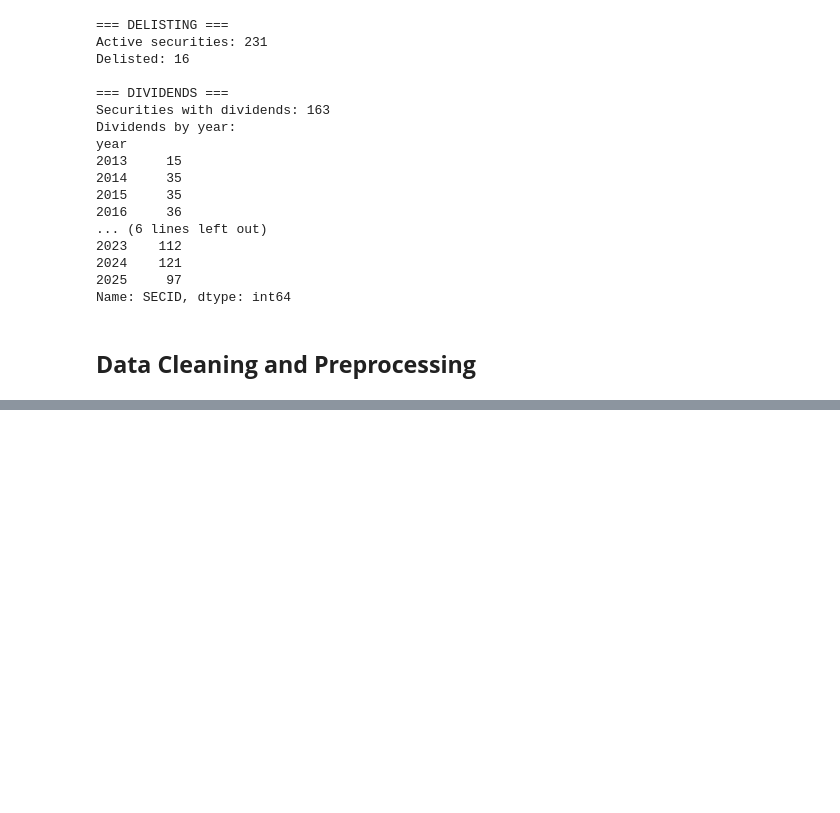
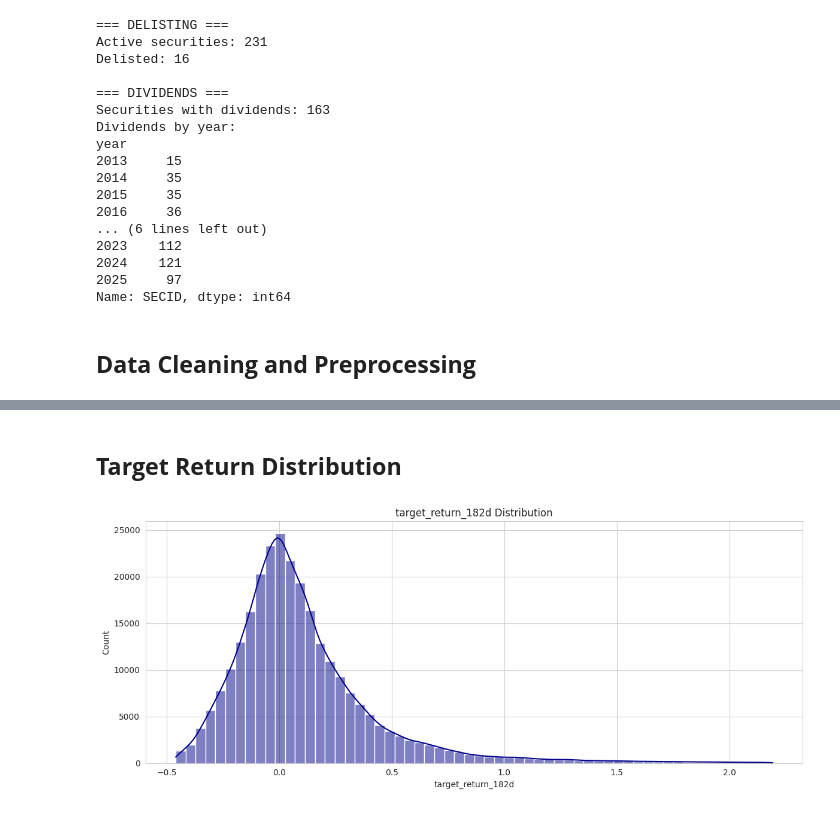
Before and after one commit to Aleliya/BiznesDengi, a Jupyter notebook: data_prep_and_eda/moex-eda.ipynb, the cells around one changed output, grey strips where cells are left out. Drawn from its saved outputs; the diff is of its cells as text; code cells hidden in the pictures; blank space fills up the shorter version.

```diff
--- a/data_prep_and_eda/moex-eda.ipynb
+++ b/data_prep_and_eda/moex-eda.ipynb
@@ -590,0 +867,15 @@ KeyError: "['target_return'] not in index"
+# %% [markdown]
+## **Target Return Distribution**
+# %%
+fig, ax = plt.subplots(figsize=(12, 5))
+target = plot_df[target_col].dropna()
+target_clipped = target[
+    (target > target.quantile(0.01)) & (target < target.quantile(0.99))
+]
+sns.histplot(data=target_clipped, bins=60, kde=True, ax=ax, color="darkblue")
+ax.set_title(f"{target_col} Distribution")
+plt.tight_layout()
+fig.savefig(plots_dir / "01_target_distribution.png", dpi=140)
+plt.show()
+# %% [output]
+[figure, added]
```
Also changed, not shown: parts of 74 cells of this notebook, 10 other files.
